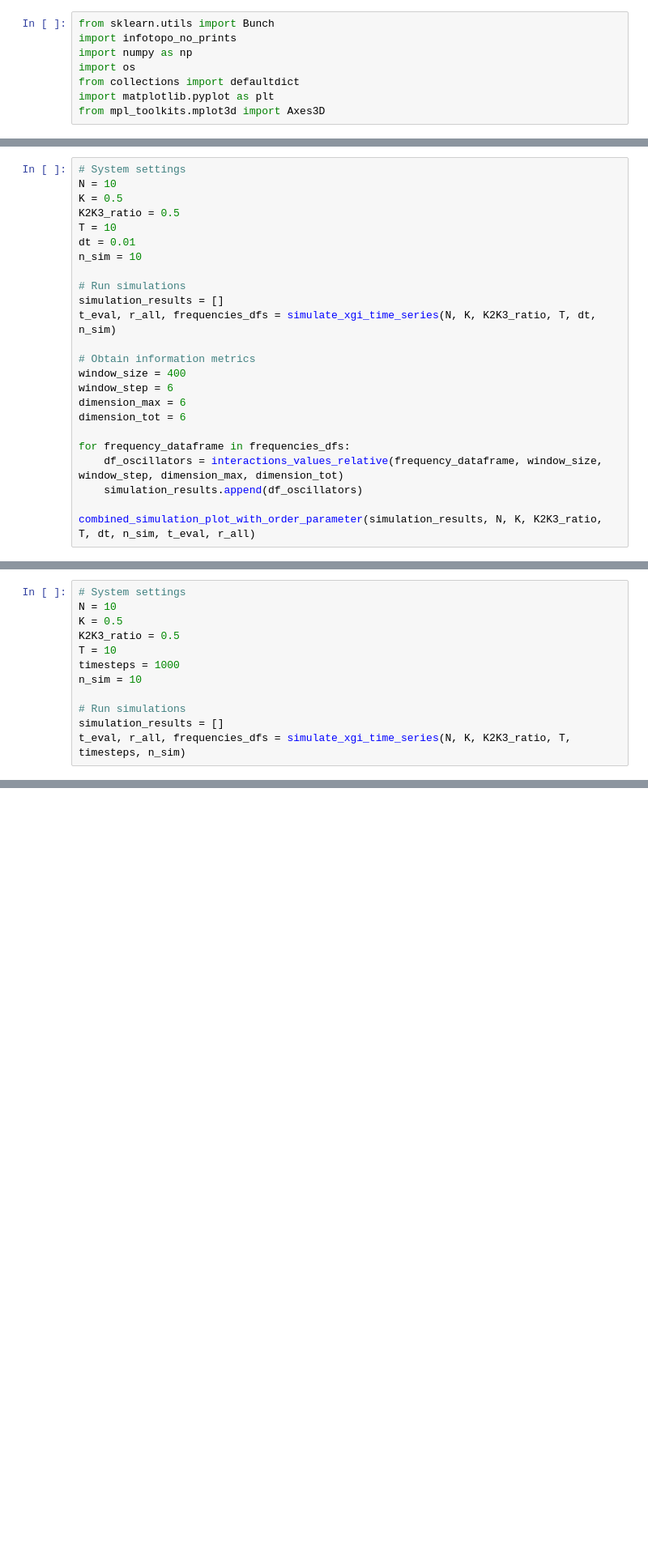
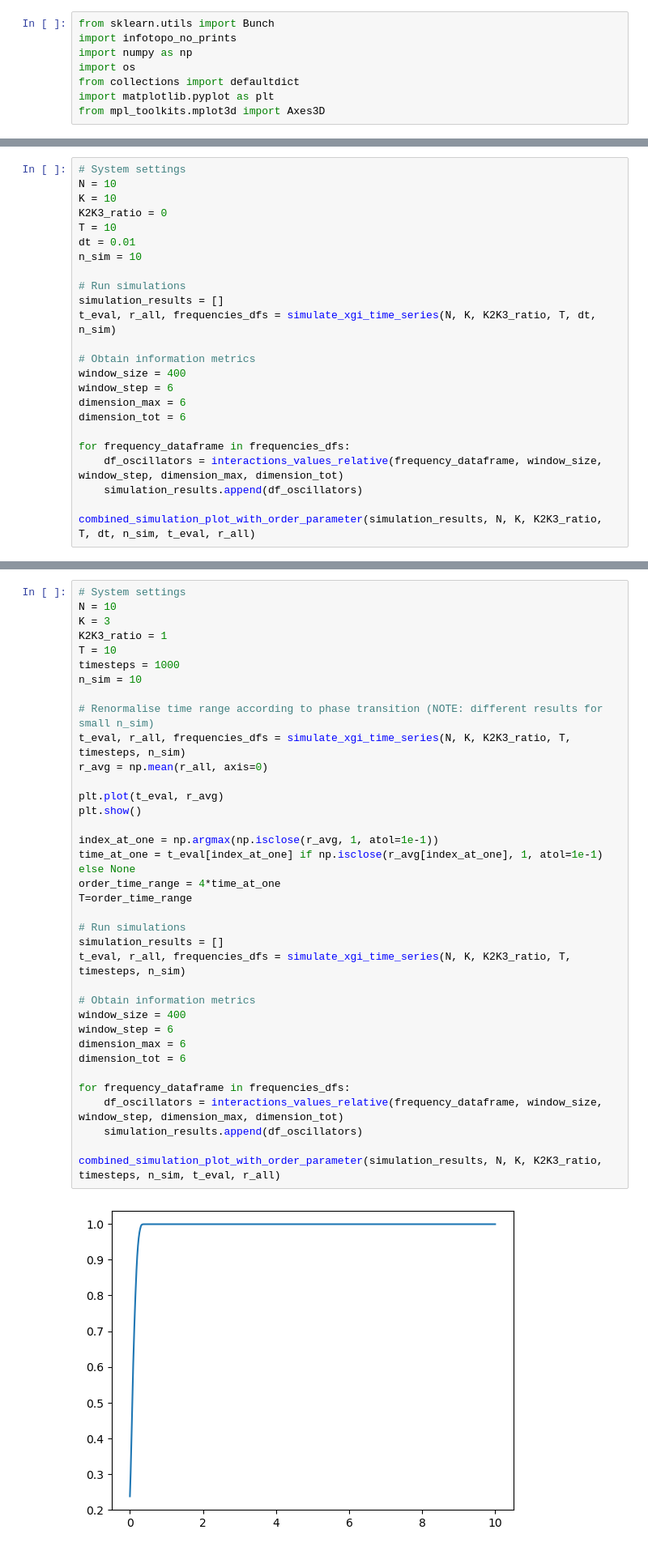
Before and after one commit to cyrilrommens/PhD_2, a Jupyter notebook: kuramoto_complete.ipynb, the cells around one changed output, grey strips where cells are left out. Shown at 81% size. Drawn from its saved outputs; the diff is of its cells as text; blank space fills up the shorter version.

Commit message:
include symmetric coupling to attempt to retrieve equal order synchronisation

```diff
--- a/kuramoto_complete.ipynb
+++ b/kuramoto_complete.ipynb
@@ -873,8 +744,8 @@ def combined_simulation_plot_with_order_parameter(simulation_results, N, K, K2K3
 # %%
 # System settings
 N = 10
-K = 0.5
-K2K3_ratio = 0.5
+K = 10
+K2K3_ratio = 0
 T = 10
 dt = 0.01
 n_sim = 10
@@ -900,12 +767,0 @@ TypeError: 'numpy.float64' object is not callable
-# %%
-# System settings
-N = 10
-K = 0.5
-K2K3_ratio = 0.5
-T = 10
-timesteps = 1000
-n_sim = 10
-
-# Run simulations
-simulation_results = []
-t_eval, r_all, frequencies_dfs = simulate_xgi_time_series(N, K, K2K3_ratio, T, timesteps, n_sim)
@@ -1182,0 +1119,38 @@ def combined_simulation_plot_with_order_parameter(simulation_results, N, K, K2K3
+# %%
+# System settings
+N = 10
+K = 3
+K2K3_ratio = 1
+T = 10
+timesteps = 1000
+n_sim = 10
+
+# Renormalise time range according to phase transition (NOTE: different results for small n_sim)
+t_eval, r_all, frequencies_dfs = simulate_xgi_time_series(N, K, K2K3_ratio, T, timesteps, n_sim)
+r_avg = np.mean(r_all, axis=0)
+
+plt.plot(t_eval, r_avg)
+plt.show()
+
+index_at_one = np.argmax(np.isclose(r_avg, 1, atol=1e-1))
+time_at_one = t_eval[index_at_one] if np.isclose(r_avg[index_at_one], 1, atol=1e-1) else None
+order_time_range = 4*time_at_one
+T=order_time_range
+
+# Run simulations
+simulation_results = []
+t_eval, r_all, frequencies_dfs = simulate_xgi_time_series(N, K, K2K3_ratio, T, timesteps, n_sim)
+
+# Obtain information metrics
+window_size = 400
+window_step = 6
+dimension_max = 6
+dimension_tot = 6
+
+for frequency_dataframe in frequencies_dfs:
+    df_oscillators = interactions_values_relative(frequency_dataframe, window_size, window_step, dimension_max, dimension_tot)
+    simulation_results.append(df_oscillators)
+
+combined_simulation_plot_with_order_parameter(simulation_results, N, K, K2K3_ratio, timesteps, n_sim, t_eval, r_all)
+# %% [output]
+[figure, added]
```
Also changed, not shown: parts of 22 cells of this notebook.
